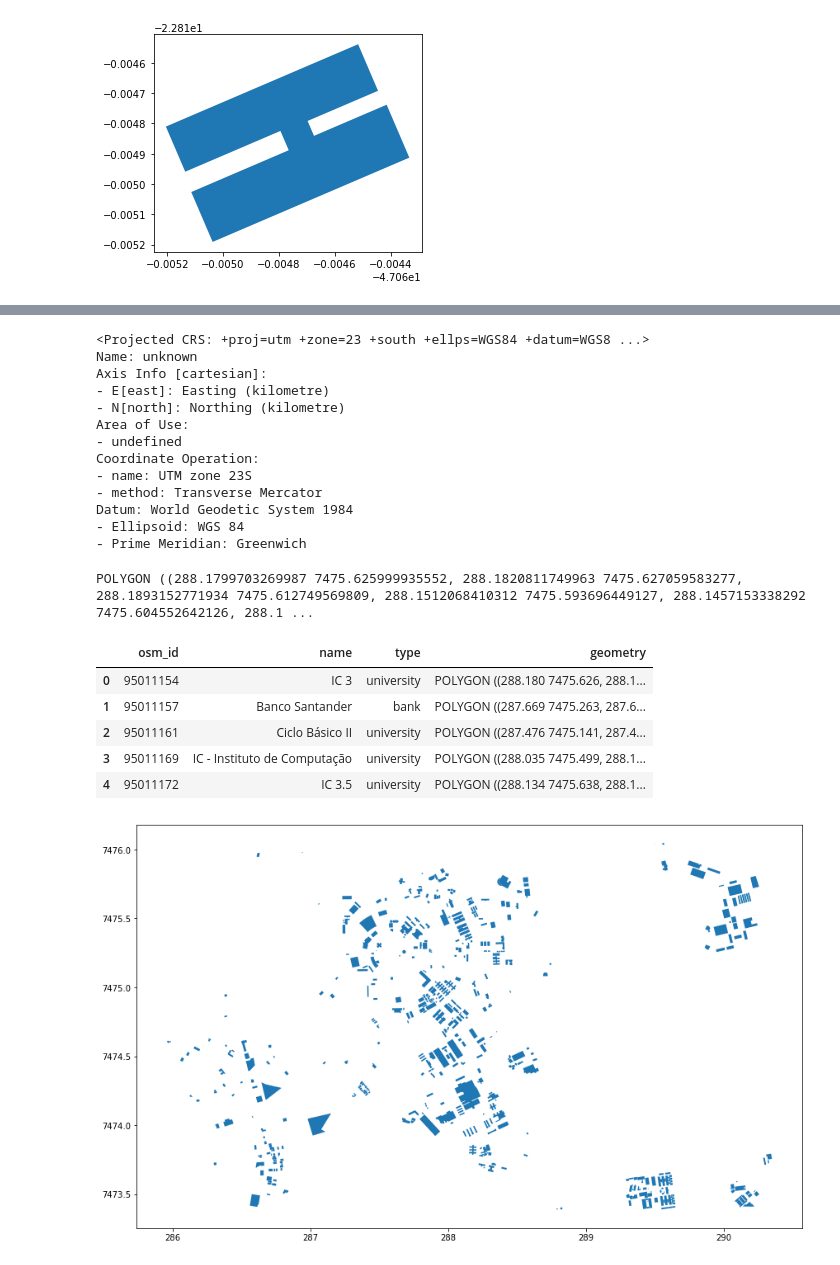
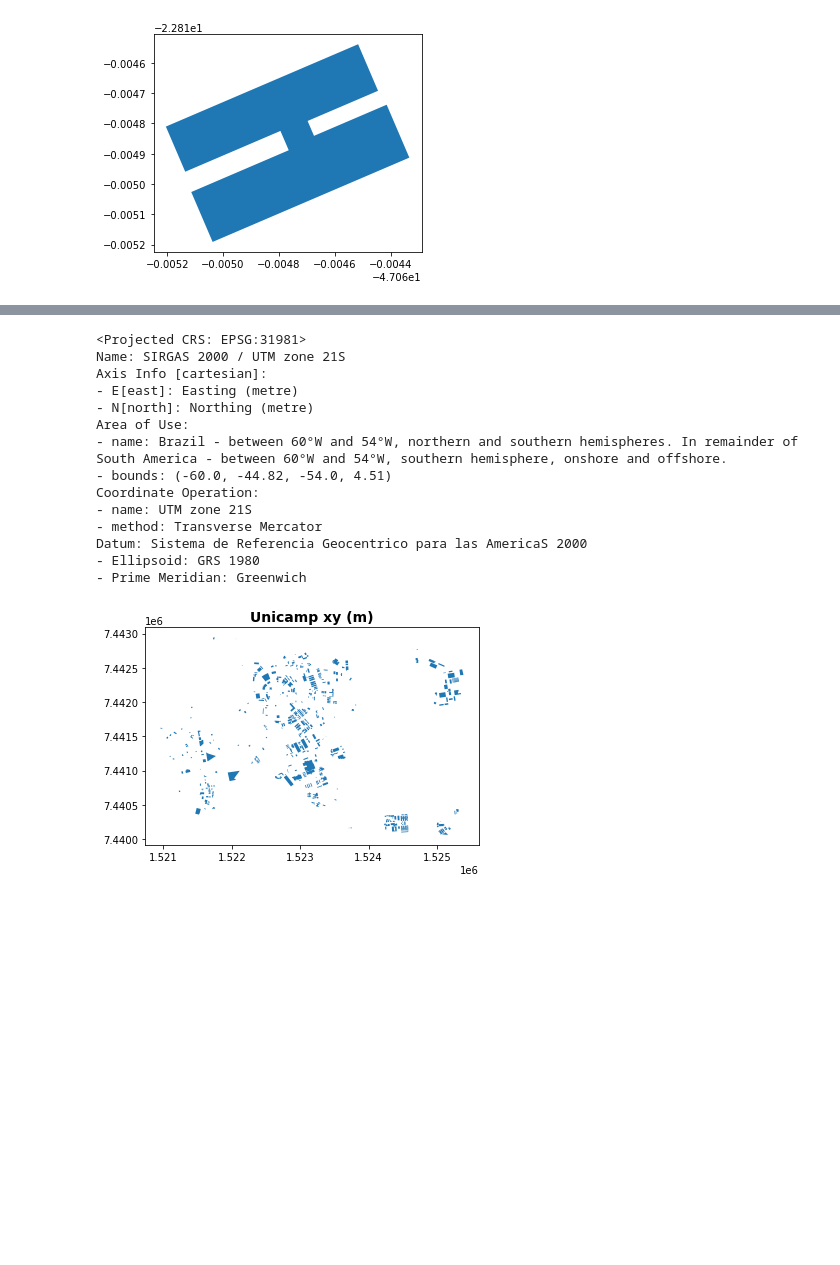
Before and after one commit to wasp-lahis/ns3-bmap, a Jupyter notebook: Geopandas-Unicamp.ipynb, the cells around one changed output, grey strips where cells are left out. Cells and saved outputs as stored; diff of their text form; code cells hidden in the pictures; blank space fills up the shorter version.

```diff
--- a/Geopandas-Unicamp.ipynb
+++ b/Geopandas-Unicamp.ipynb
@@ -76,40 +85,39 @@ Referências:
 - https://ocefpaf.github.io/python4oceanographers/blog/2013/12/16/utm/
 - https://cursos.alura.com.br/forum/topico-erro-ao-reprojetar-usando-a-funcao-to_crs-77139
 # %%
-# utm
 unicamp_dff = gpd.read_file('unicamp/shape/buildings.shp')
 
-# unicamp_utm_df = unicamp_ddf.to_crs(3395) # EPSG:3395
-# unicamp_utm_df = unicamp_dff.to_crs('+proj=utm +zone=23 +south +ellps=GRS80 +towgs84=0,0,0,0,0,0,0 +units=km +no_defs')
-unicamp_utm_df = unicamp_dff.to_crs('+proj=utm +zone=23 +south +ellps=WGS84 +datum=WGS84  +units=km +no_defs')
+# unicamp_utm_df = unicamp_dff.to_crs('+proj=utm +zone=23 +south +ellps=WGS84 +datum=WGS84  +units=km +no_defs')
 
+# SIRGAS 2000 / UTM one 23S : 31983 # região da cidade de São Paulo
+unicamp_utm_df = unicamp_dff.to_crs(31981)
 unicamp_utm_df.crs
 # %% [output]
-<Projected CRS: +proj=utm +zone=23 +south +ellps=WGS84 +datum=WGS8 ...>
-Name: unknown
+<Projected CRS: EPSG:31981>
+Name: SIRGAS 2000 / UTM zone 21S
 Axis Info [cartesian]:
-- E[east]: Easting (kilometre)
-- N[north]: Northing (kilometre)
+- E[east]: Easting (metre)
+- N[north]: Northing (metre)
 Area of Use:
-- undefined
+- name: Brazil - between 60°W and 54°W, northern and southern hemispheres. In remainder of South America - between 60°W and 54°W, southern hemisphere, onshore and offshore.
+- bounds: (-60.0, -44.82, -54.0, 4.51)
 Coordinate Operation:
-- name: UTM zone 23S
+- name: UTM zone 21S
 - method: Transverse Mercator
-Datum: World Geodetic System 1984
-- Ellipsoid: WGS 84
+Datum: Sistema de Referencia Geocentrico para las AmericaS 2000
+- Ellipsoid: GRS 1980
 - Prime Meridian: Greenwich
-# %%
-ax = unicamp_utm_df.plot(figsize=(17, 9))
-unicamp_utm_df.head()
-# %% [output]
-POLYGON ((288.1799703269987 7475.625999935552, 288.1820811749963 7475.627059583277, 288.1893152771934 7475.612749569809, 288.1512068410312 7475.593696449127, 288.1457153338292 7475.604552642126, 288.1 ...
-|  | osm_id | name | type | geometry |
-| 0 | 95011154 | IC 3 | university | POLYGON ((288.180 7475.626, 288.1... |
-| 1 | 95011157 | Banco Santander | bank | POLYGON ((287.669 7475.263, 287.6... |
-| 2 | 95011161 | Ciclo Básico II | university | POLYGON ((287.476 7475.141, 287.4... |
-| 3 | 95011169 | IC - Instituto de Computação | university | POLYGON ((288.035 7475.499, 288.1... |
-| 4 | 95011172 | IC 3.5 | university | POLYGON ((288.134 7475.638, 288.1... |
-[figure, removed]
+# %%
+# ax = unicamp_utm_df.plot(figsize=(17, 9))
+ax = unicamp_utm_df.plot()
+unicamp_utm_df.head()
+
+ttl = ax.title
+# ttl.set_position([.5, 1.04])
+plt.title('Unicamp xy (m)',fontweight='bold',fontsize=14)
+plt.savefig('unicamp_predios.png', bbox_inches='tight')
+# %% [output]
+[figure, added]
 # %%
 # Get plot [bottom, top] & [left, right] (km)
 print('y-axis range [bottom, top]:',ax.get_ylim())
```
Also changed, not shown: parts of 6 cells of this notebook, 1 other file.
